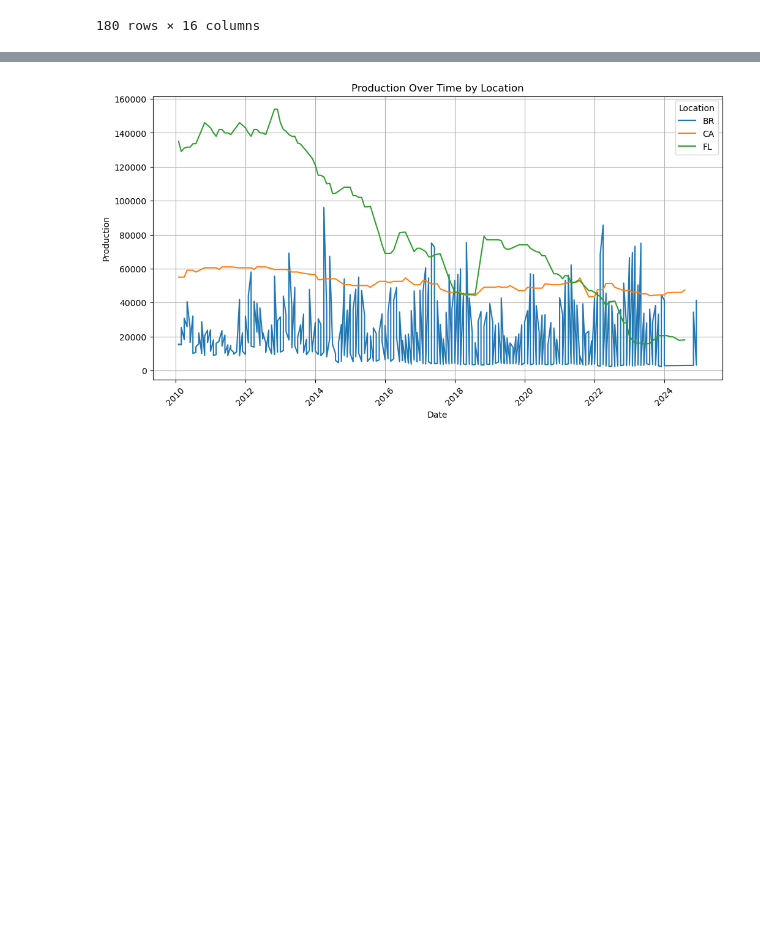
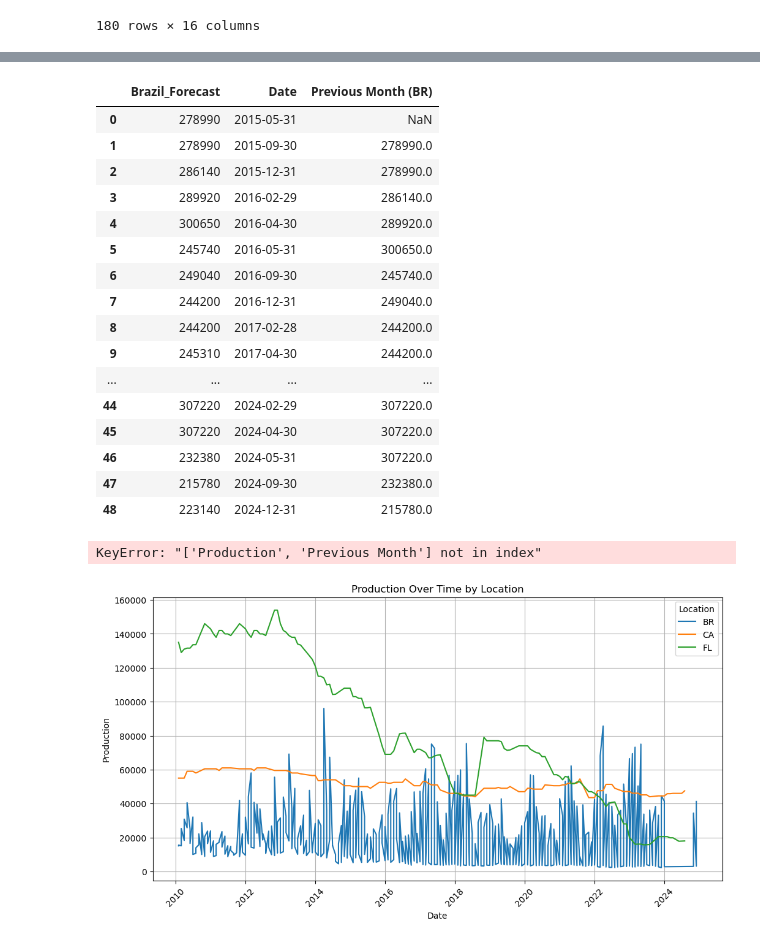
Before and after one commit to karoltang/fcoj-pitch, a Jupyter notebook: model.ipynb, the cells around one changed output, grey strips where cells are left out. Drawn from its saved outputs; the diff is of its cells as text; code cells hidden in the pictures; blank space fills up the shorter version.

```diff
--- a/model.ipynb
+++ b/model.ipynb
@@ -519,10 +533,37 @@ foreign_df
+# %%
+brazil_price_df = brazil_price_df.sort_values(by='Date').reset_index(drop=True)
+brazil_price_df['Previous Month (BR)'] = brazil_price_df['Brazil_Forecast']
+brazil_price_df['Previous Month (BR)'] = brazil_price_df['Brazil_Forecast'].shift(1)
+brazil_price_df.rename(columns={'Brazil_Forecast': 'Production', 'Previous Month (BR)': 'Previous Month'}, inplace=True)
+
+brazil_price_df.describe().T
+# %% [output]
+|  | Brazil_Forecast | Date | Previous Month (BR) |
+| 0 | 278990 | 2015-05-31 | NaN |
+| 1 | 278990 | 2015-09-30 | 278990.0 |
+| 2 | 286140 | 2015-12-31 | 278990.0 |
+| 3 | 289920 | 2016-02-29 | 286140.0 |
+| 4 | 300650 | 2016-04-30 | 289920.0 |
+| 5 | 245740 | 2016-05-31 | 300650.0 |
+| 6 | 249040 | 2016-09-30 | 245740.0 |
+| 7 | 244200 | 2016-12-31 | 249040.0 |
+| 8 | 244200 | 2017-02-28 | 244200.0 |
+| 9 | 245310 | 2017-04-30 | 244200.0 |
+| ... | ... | ... | ... |
+| 44 | 307220 | 2024-02-29 | 307220.0 |
+| 45 | 307220 | 2024-04-30 | 307220.0 |
+| 46 | 232380 | 2024-05-31 | 307220.0 |
+| 47 | 215780 | 2024-09-30 | 232380.0 |
+| 48 | 223140 | 2024-12-31 | 215780.0 |
 # %%
 br_stats['Location'] = 'BR'
 
-br_merged = pd.merge(br_stats, foreign_df[['Date', 'Production', 'Previous Month']], on='Date', how='left')
+br_merged = pd.merge(br_stats, brazil_price_df[['Date', 'Production', 'Previous Month']], on='Date', how='left')
 br_merged.dropna(inplace=True)
 br_merged.describe().T
 br_merged.to_csv('br_data.csv', index=False)
+# %% [output]
+KeyError: "['Production', 'Previous Month'] not in index"
 # %%
 finished_df = pd.concat([combined_df, br_merged], axis=0, ignore_index=True)
 
```
Also changed, not shown: parts of 1 cell of this notebook, 2 other files.
